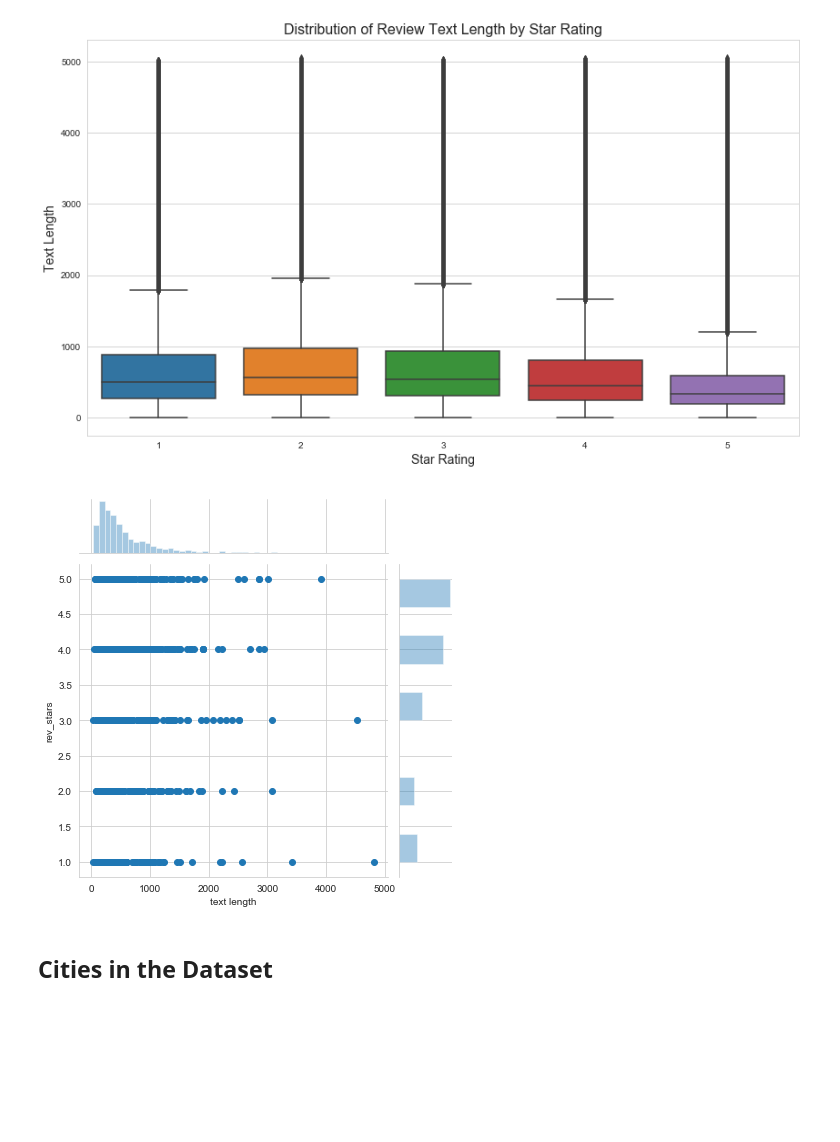
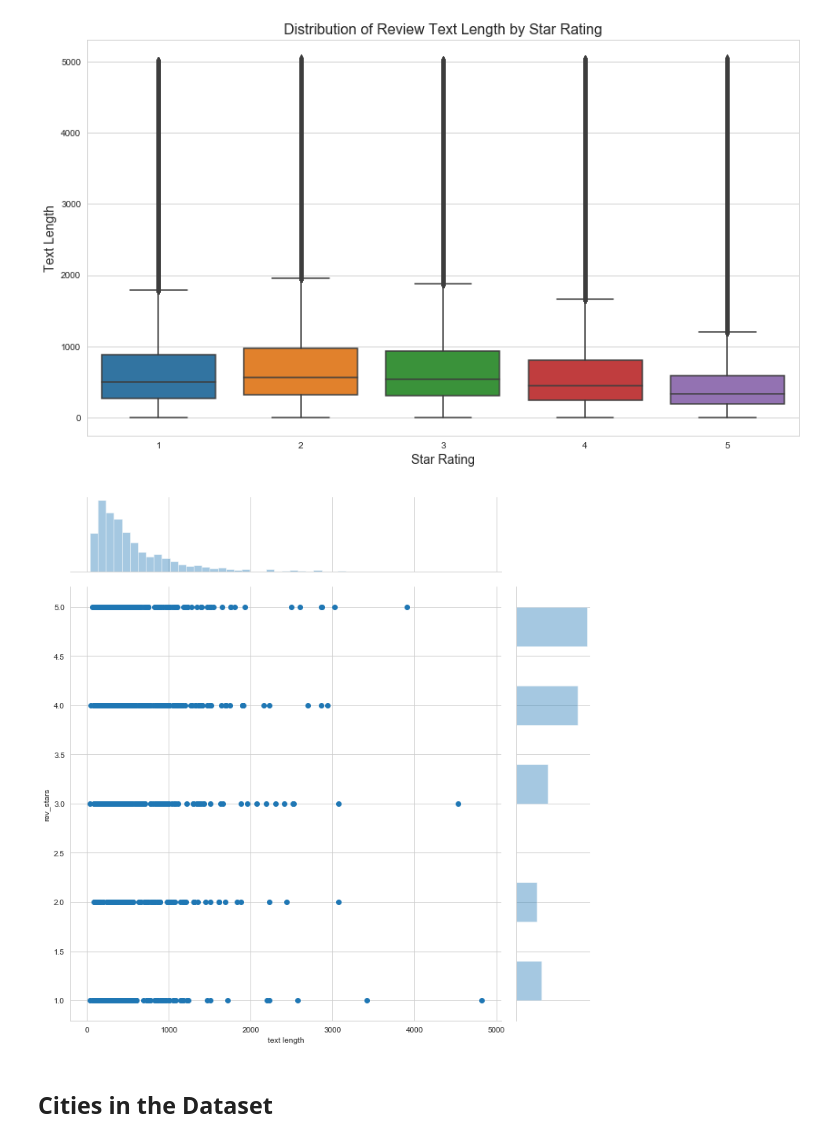
Before and after one commit to dmitriykats1/True-Review, a Jupyter notebook: true_review/notebooks/2.0-dyk-Exploratory_Data_Analysis.ipynb, the cells around one changed output. Cells and saved outputs as stored; diff of their text form; code cells hidden in the pictures; blank space fills up the shorter version.

```diff
--- a/true_review/notebooks/2.0-dyk-Exploratory_Data_Analysis.ipynb
+++ b/true_review/notebooks/2.0-dyk-Exploratory_Data_Analysis.ipynb
@@ -212,10 +206,10 @@ plt.xlabel('Star Rating', fontsize=14)
 Text(0.5, 0, 'Star Rating')
 [figure]
 # %%
-sns.jointplot(df['text length'][:1000], df['rev_stars'][:1000])
+sns.jointplot(df['text length'][:1000], df['rev_stars'][:1000], height=10)
 plt.show()
 # %% [output]
-[figure, old version]
+[figure, new version]
 # %% [markdown]
 ## Cities in the Dataset
 # %%
```
Also changed, not shown: parts of 81 cells of this notebook, 4 other files.
